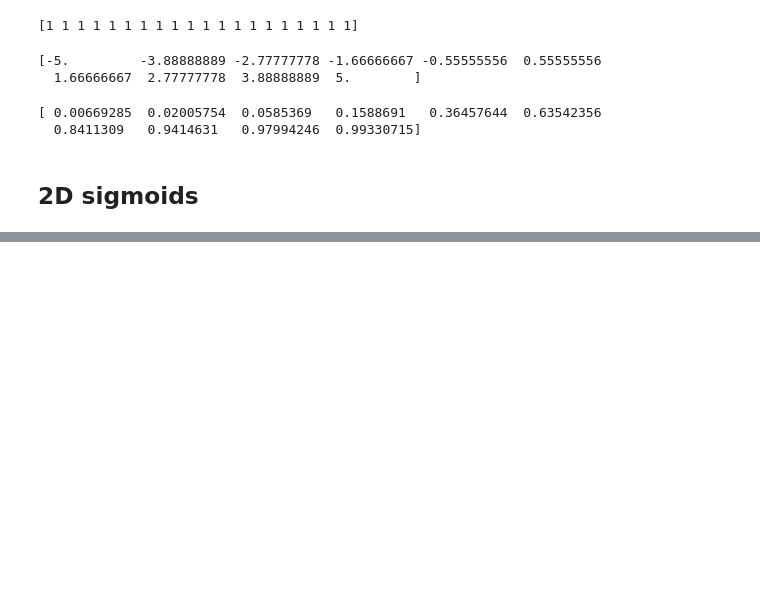
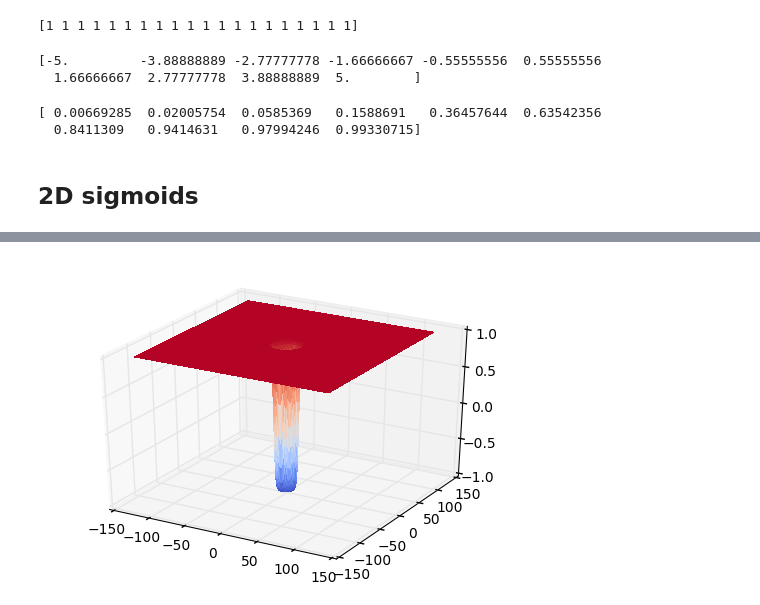
Before and after one commit to egorananyev/mc, a Jupyter notebook: analysis/test.ipynb, the cells around one changed output, grey strips where cells are left out. Cells and saved outputs as stored; diff of their text form; code cells hidden in the pictures; blank space fills up the shorter version.

```diff
--- a/analysis/test.ipynb
+++ b/analysis/test.ipynb
@@ -73,0 +112,8 @@ plt.show()
+# %%
+fig = plt.figure()
+ax = fig.gca(projection='3d')
+surf = ax.plot_surface(x, y, fixMask, rstride=1, cstride=1, cmap=cm.coolwarm,
+                       linewidth=0, antialiased=False)
+plt.show()
+# %% [output]
+[figure, added]
```
Also changed, not shown: parts of 15 cells of this notebook.
